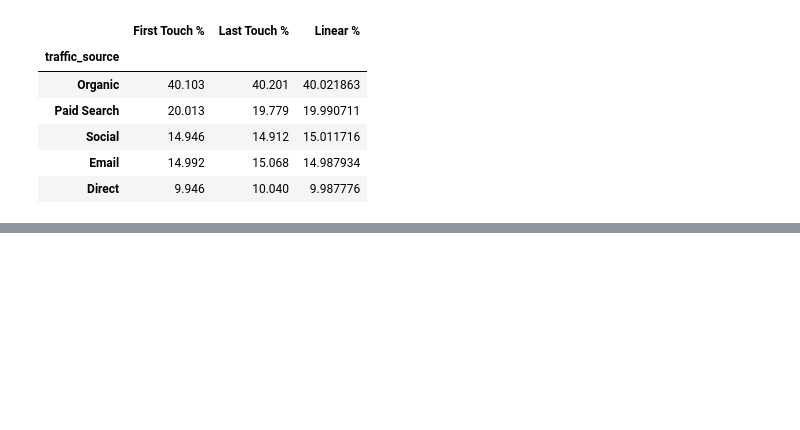
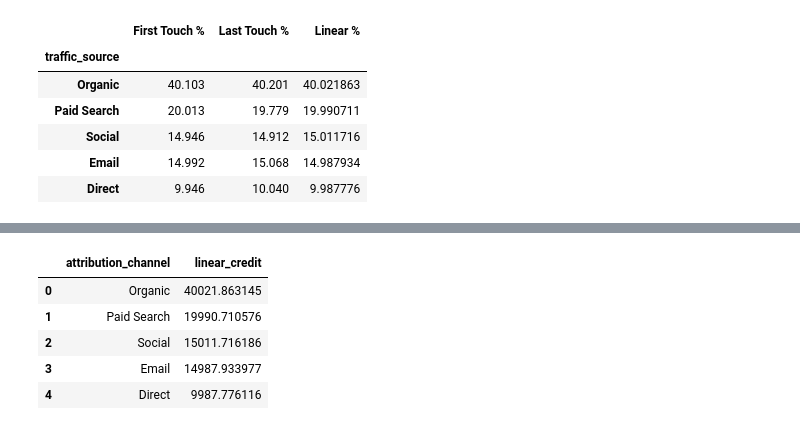
Before and after one commit to Tamoze/Marketing-Attribution-ROI-Dashboard, a Jupyter notebook: notebooks/03_attribution_analysis.ipynb, the cells around one changed output, grey strips where cells are left out. Saved outputs shown, nothing was run; the diff lists cells and outputs as text; code cells hidden in the pictures; blank space fills up the shorter version.

```diff
--- a/notebooks/03_attribution_analysis.ipynb
+++ b/notebooks/03_attribution_analysis.ipynb
@@ -995,0 +1070,11 @@ comparison_table.sort_values("Linear %", ascending=False)
+# %%
+linear_summary = pd.read_sql_query(query2, conn)
+
+linear_summary
+# %% [output]
+|  | attribution_channel | linear_credit |
+| 0 | Organic | 40021.863145 |
+| 1 | Paid Search | 19990.710576 |
+| 2 | Social | 15011.716186 |
+| 3 | Email | 14987.933977 |
+| 4 | Direct | 9987.776116 |
```
Also changed, not shown: parts of 28 cells of this notebook.
